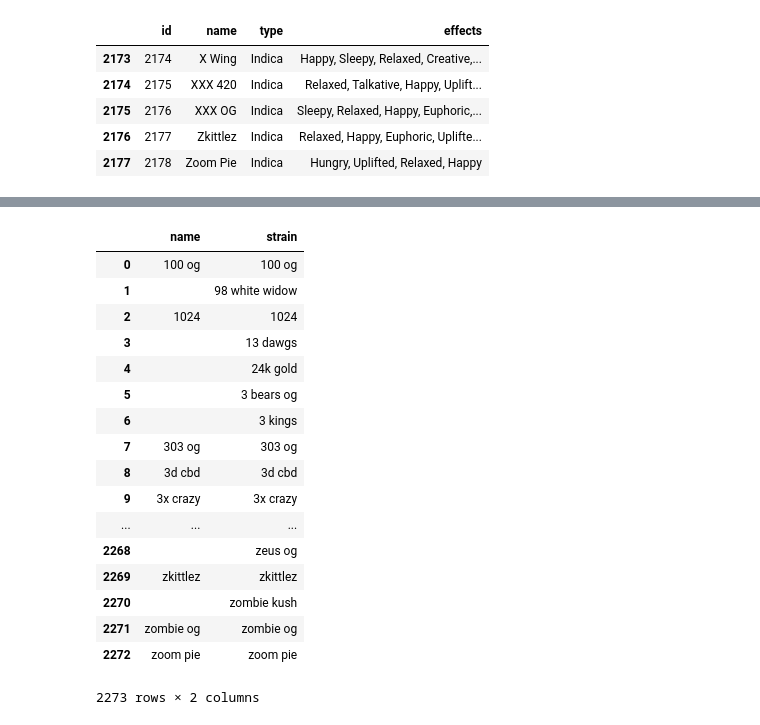
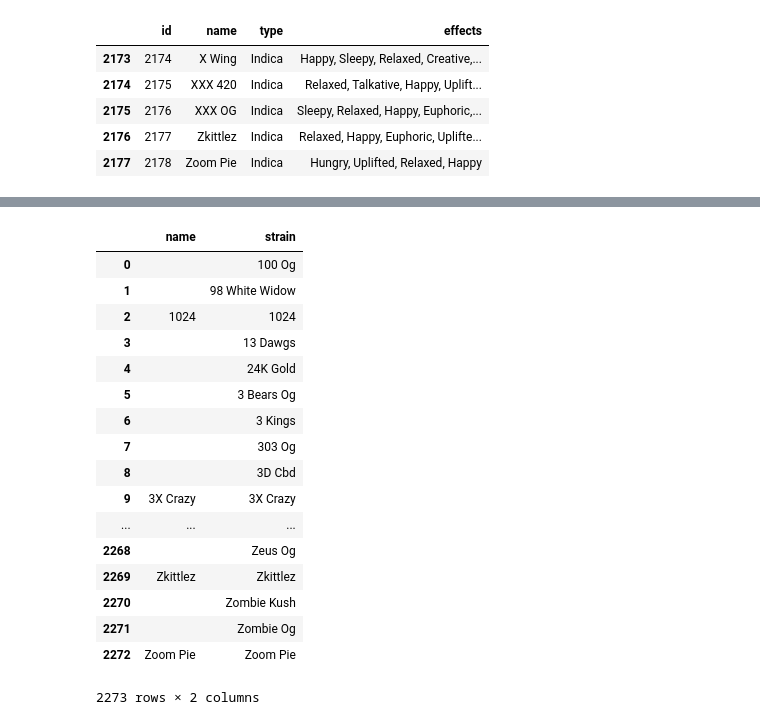
Before and after one commit to stephkendall/Cannabis-Predictions, a Jupyter notebook: Joining DFs.ipynb, the cells around one changed output, grey strips where cells are left out. Cells and saved outputs as stored; diff of their text form; code cells hidden in the pictures.

```diff
--- a/Joining DFs.ipynb
+++ b/Joining DFs.ipynb
@@ -224,10 +118,6 @@ effects.tail()
 | 2175 | 2176 | XXX OG | Indica | Sleepy, Relaxed, Happy, Euphoric,... |
 | 2176 | 2177 | Zkittlez | Indica | Relaxed, Happy, Euphoric, Uplifte... |
 | 2177 | 2178 | Zoom Pie | Indica | Hungry, Uplifted, Relaxed, Happy |
-# %%
-# make strain names & type lowercase for merging
-effects['name'] = effects['name'].str.lower()
-effects['type'] = effects['type'].str.lower()
 # %%
 effects.head()
 # %% [output]
@@ -298,0 +130,3 @@ fuzzy_merge(effects, can, 'name', 'strain', 95)
+# %%
+can['strain'] = can['strain'].str.title()
+can.head()
@@ -317,36 +158,36 @@ def match_name(name, list_names, min_score=0):
 # %%
 # List for dicts for easy dataframe creation
 dict_list = []
-# iterating over our players without salaries found above
+# iterating over df with more strains
 for name in can.strain:
     # Use our method to find best match, we can set a threshold here
-    match = match_name(name, effects.name, 95)
+    match = match_name(name, effects.name, 90)
 
     # New dict for storing data
     dict_ = {}
     dict_.update({"strain" : name})
     dict_.update({"name" : match[0]})
     dict_list.append(dict_)
 
 merge_table = pd.DataFrame(dict_list)
 # Display results
 merge_table
 # %% [output]
 |  | name | strain |
-| 0 | 100 og | 100 og |
-| 1 |  | 98 white widow |
+| 0 |  | 100 Og |
+| 1 |  | 98 White Widow |
 | 2 | 1024 | 1024 |
-| 3 |  | 13 dawgs |
-| 4 |  | 24k gold |
-| 5 |  | 3 bears og |
-| 6 |  | 3 kings |
-| 7 | 303 og | 303 og |
-| 8 | 3d cbd | 3d cbd |
-| 9 | 3x crazy | 3x crazy |
+| 3 |  | 13 Dawgs |
+| 4 |  | 24K Gold |
+| 5 |  | 3 Bears Og |
+| 6 |  | 3 Kings |
+| 7 |  | 303 Og |
+| 8 |  | 3D Cbd |
+| 9 | 3X Crazy | 3X Crazy |
 | ... | ... | ... |
-| 2268 |  | zeus og |
-| 2269 | zkittlez | zkittlez |
-| 2270 |  | zombie kush |
-| 2271 | zombie og | zombie og |
-| 2272 | zoom pie | zoom pie |
+| 2268 |  | Zeus Og |
+| 2269 | Zkittlez | Zkittlez |
+| 2270 |  | Zombie Kush |
+| 2271 |  | Zombie Og |
+| 2272 | Zoom Pie | Zoom Pie |
 2273 rows × 2 columns
```
Also changed, not shown: parts of 44 cells of this notebook, 2 other files.
